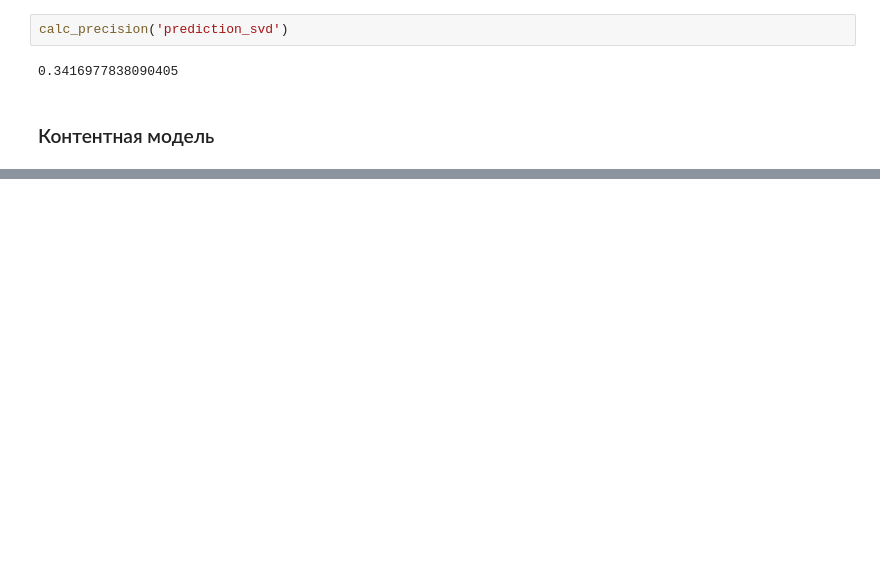
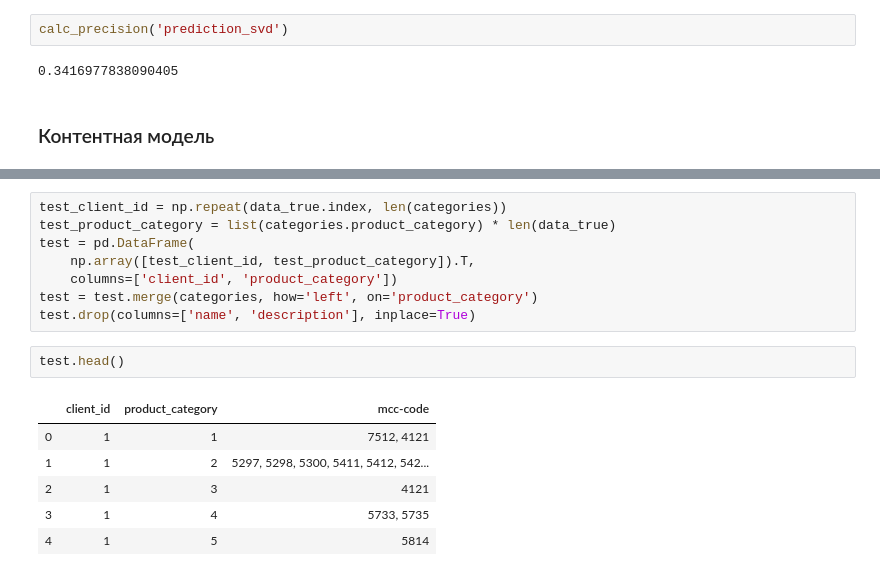
Before and after one commit to AleksandrRadist/RecommendationSystem, a Jupyter notebook: model/recommendation_model.ipynb, the cells around one changed output, grey strips where cells are left out. Cells and saved outputs as stored; diff of their text form; blank space fills up the shorter version.

```diff
--- a/model/recommendation_model.ipynb
+++ b/model/recommendation_model.ipynb
@@ -449,0 +504,17 @@ calc_precision('prediction_svd')
+# %%
+test_client_id = np.repeat(data_true.index, len(categories))
+test_product_category = list(categories.product_category) * len(data_true)
+test = pd.DataFrame(
+    np.array([test_client_id, test_product_category]).T,
+    columns=['client_id', 'product_category'])
+test = test.merge(categories, how='left', on='product_category')
+test.drop(columns=['name', 'description'], inplace=True)
+# %%
+test.head()
+# %% [output]
+|  | client_id | product_category | mcc-code |
+| 0 | 1 | 1 | 7512, 4121 |
+| 1 | 1 | 2 | 5297, 5298, 5300, 5411, 5412, 542... |
+| 2 | 1 | 3 | 4121 |
+| 3 | 1 | 4 | 5733, 5735 |
+| 4 | 1 | 5 | 5814 |
```
Also changed, not shown: parts of 20 cells of this notebook, 4 other files.
